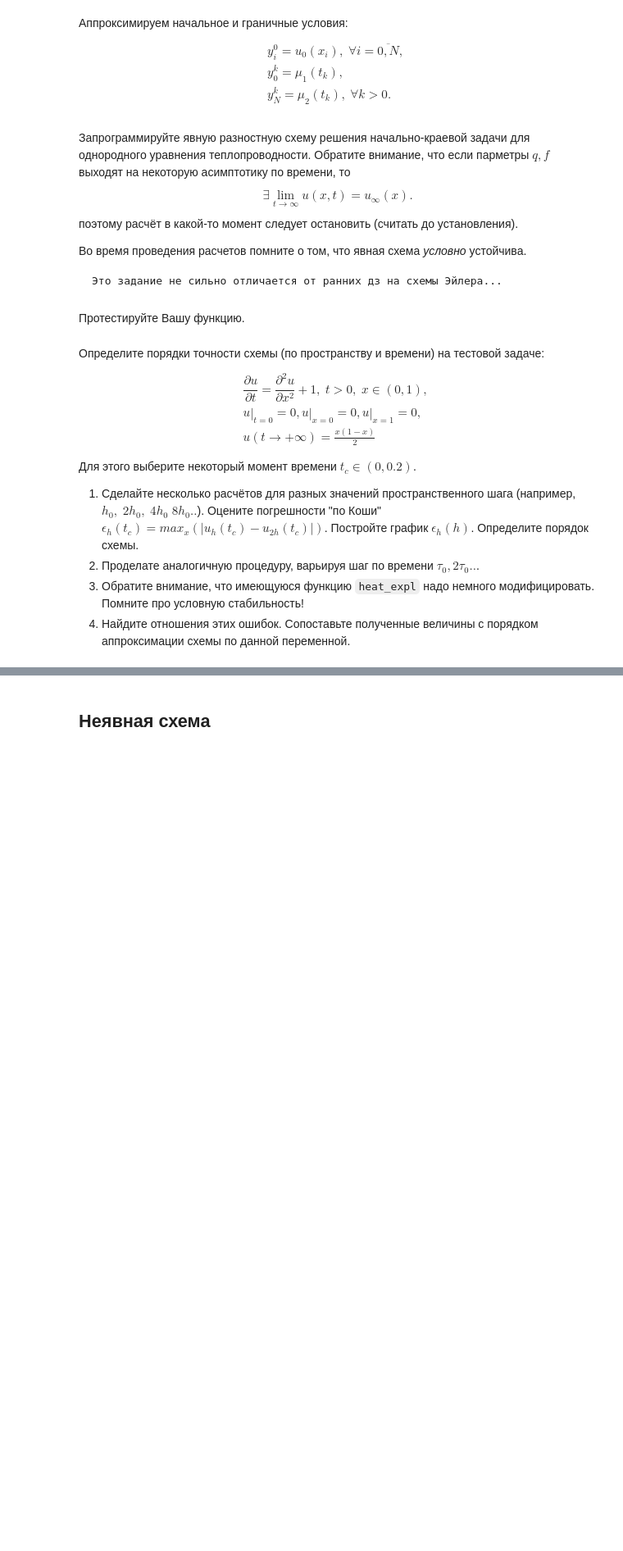
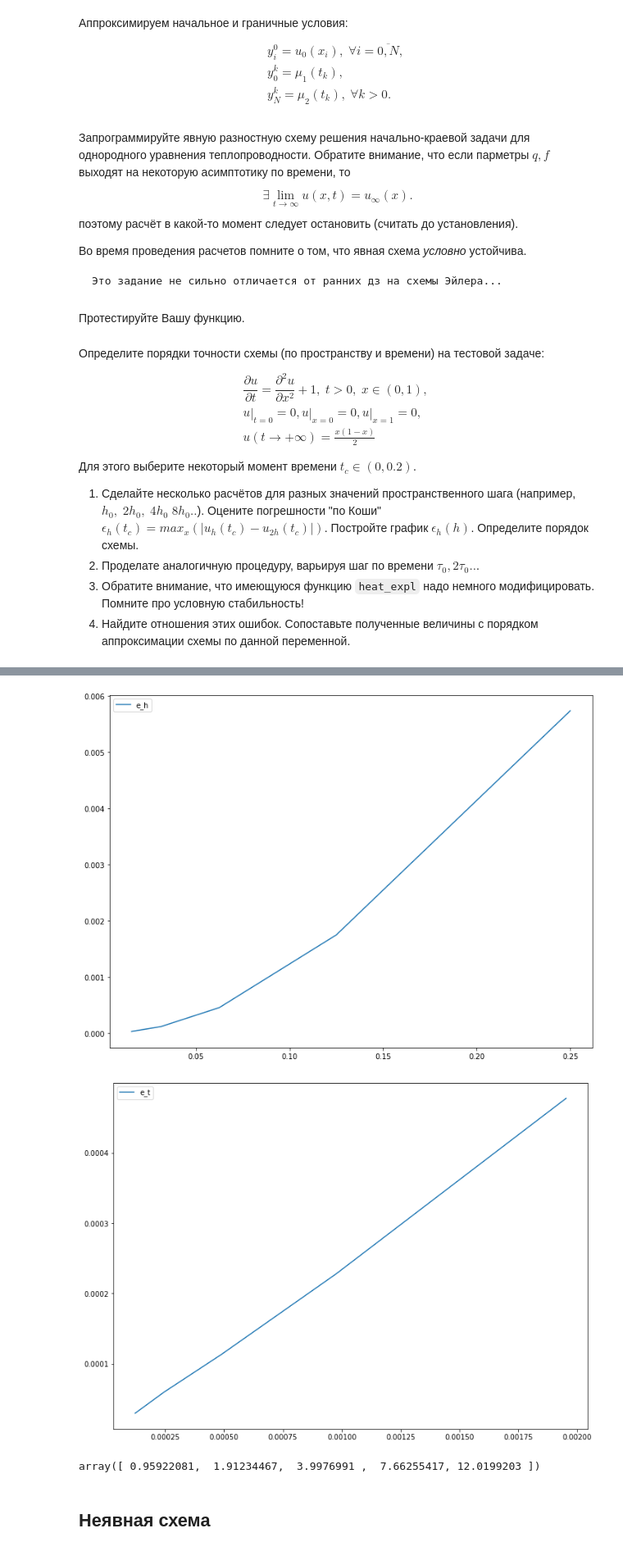
Before and after one commit to ariunaK/213, a Jupyter notebook: diffusion_eq.ipynb, the cells around one changed output, grey strips where cells are left out. Shown at 82% size. Saved outputs shown, nothing was run; the diff lists cells and outputs as text; code cells hidden in the pictures; blank space fills up the shorter version.

```diff
--- a/diffusion_eq.ipynb
+++ b/diffusion_eq.ipynb
@@ -305,2 +289,65 @@ array([1.        , 0.99969958, 0.99879694, 0.99729264, 0.99518758,
+# %%
+# YOUR CODE HERE
+init=lambda x: 0
+bound1=lambda t: 0
+bound2=lambda t: 0
+alpha=1
+lx=1
+q=lambda x, t: 0
+f= lambda x, t: 1
+
+
+def heat_expl1(init, bound1, bound2, alpha, lx, q, f, tc, h, tau, tol=1e-5):
+    N = int(lx / h)
+    k = 0
+    y_k = np.array([init(i * h) for i in range(N + 1)])
+    y_k1 = np.zeros((N + 1))
+
+    while True and (k + 1) * tau <= tc:
+        for i in range(1, N):
+            y_k1[i] = tau * (alpha * (y_k[i + 1] - 2 * y_k[i] + y_k[i - 1]) / h**2
+                             - q(i * h, k * tau) * y_k[i] + f(i * h, k * tau)) + y_k[i]
+        y_k1[0], y_k1[-1] = bound1(k * tau), bound2(k * tau)
+        t_end = (k + 1) * tau
+        u_end = y_k1
+        k += 1
+        y_k = np.copy(y_k1)
+    return t_end, u_end
+
+
+tc = 0.1
+h0 = 1 / 2**6
+h = [h0 * 2**k for k in range(6)]
+tau = 1 / 2**13
+e_h = []
+for k in range(5):
+    e_h = np.append(e_h, np.amax(np.abs((heat_expl1(init, bound1, bound2, alpha, lx, q, f, tc, h[k], tau)[1])[::2] - (heat_expl1(init, bound1, bound2, alpha, lx, q, f, tc, h[k + 1], tau)[1]))))
+h = np.delete(h, -1)
+
+plt.figure(figsize = (12, 9))
+plt.plot(h, e_h, '-', label = 'e_h')
+plt.legend()
+plt.show()
+
+
+tau0 = 1 / 2**13
+h0 = 1 / 8
+tau = [tau0 * 2**k for k in range(6)]
+e_t = []
+for k in range(5):
+    e_t = np.append(e_t, np.amax(np.abs(heat_expl1(init, bound1, bound2, alpha, lx, q, f, tc, h0, tau[k])[1] - (heat_expl1(init, bound1, bound2, alpha, lx, q, f, tc, h0, tau[k + 1])[1]))))
+tau = np.delete(tau, -1)
+
+
+plt.figure(figsize = (12, 9))
+plt.plot(tau, e_t, '-', label = 'e_t')
+plt.legend()
+plt.show()
+
+e_h / e_t
+# %% [output]
+[figure, added]
+[figure, added]
+array([ 0.95922081,  1.91234467,  3.9976991 ,  7.66255417, 12.0199203 ])
 # %% [markdown]
 ## Неявная схема
```
Also changed, not shown: parts of 4 cells of this notebook.
